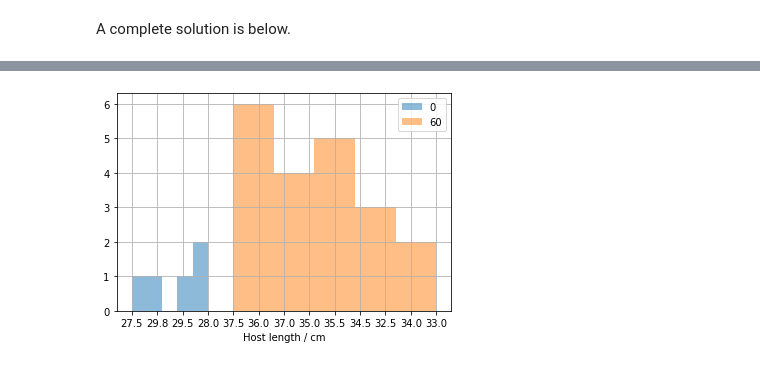
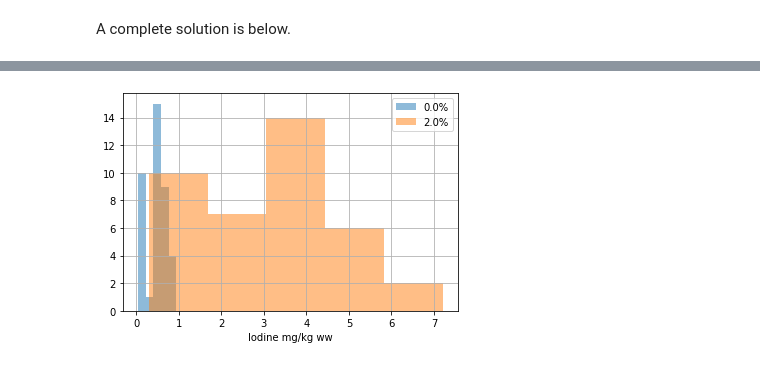
Before and after one commit to EBI-Metagenomics/holofood-database, a Jupyter notebook: docs/tutorial.ipynb, the cells around one changed output, grey strips where cells are left out. Saved outputs shown, nothing was run; the diff lists cells and outputs as text; code cells hidden in the pictures.

```diff
--- a/docs/tutorial.ipynb
+++ b/docs/tutorial.ipynb
@@ -170,63 +140,94 @@ import matplotlib.pyplot as plt
 A complete solution is below.
 # %%
 #|code-fold: true
-page = 1
+samples_df = None
 
-while page:
-    samples_page = requests.get(
-        f'{samples_endpoint_base}?{page=}&project=PRJEB41657&title=SA01&require_metadata_value=host length'
-    ).json()
-    samples_page_df = pd.json_normalize(
-        samples_page['items']
-    )
-
-    if page == 1:
-        samples_df = samples_page_df
-    else:
-        samples_df = pd.concat(
-            [
-                samples_df,
-                samples_page_df
-            ]
+# Fetch samples
+for tank in ['SD02', 'SD04']:
+    page = 1
+    while page:
+        print(f'Fetching {page = } of {tank = }')
+        samples_page = requests.get(
+            f'{samples_endpoint_base}?{page=}&system=salmon&sample_type=iodine&require_metadata_value=Iodine&title={tank}'
+        ).json()
+        samples_page_df = pd.json_normalize(
+            samples_page['items']
         )
 
-    page += 1
-    if len(samples_df) >= samples_page['count']:
-        page = False
+        if samples_df is None:
+            samples_df = samples_page_df
+        else:
+            samples_df = pd.concat(
+                [
+                    samples_df,
+                    samples_page_df
+                ]
+            )
 
-def get_host_length_and_timepoint(sample):
+        page += 1
+        if len(samples_df) >= samples_page['count']:
+            page = False
+
+def get_iodine_and_sample_time(sample):
+    """Fetch metadata for the sample and its host animal."""
     sample_detail = requests.get(
         f'{samples_endpoint_base}/{sample.accession}'
     ).json()
     metadata = sample_detail['structured_metadata']
-    host_length = next(
+    iodine = next(
         metadatum
         for metadatum in metadata
-        if metadatum['marker']['name'] == 'host length'
+        if metadatum['marker']['name'] == 'Iodine'
     )
+
+    animal_detail = requests.get(
+        f'{animals_endpoint_base}/{sample.animal}'
+    ).json()
+    metadata = animal_detail['structured_metadata']
     timepoint = next(
         metadatum
         for metadatum in metadata
-        if metadatum['marker']['name'] == 'trial timepoint'
+        if metadatum['marker']['name'] == 'Sampling time'
     )
-    return host_length['measurement'], timepoint['measurement']
+    treatment_concentration = next(
+        metadatum
+        for metadatum in metadata
+        if metadatum['marker']['name'] == 'Treatment concentration'
+    )
 
+    iodine_measurement = iodine['measurement']
+    iodine_clean = iodine_measurement.replace(',', '.')
+    try:
+        iodine_float = float(iodine_clean)
+    except ValueError:
+        iodine_float = pd.NA
+
+    return iodine_float, timepoint['measurement'], treatment_concentration['measurement']
+
+# Consolidate the metadata with the samples
 metadata = samples_df.apply(
-    get_host_length_and_timepoint,
+    get_iodine_and_sample_time,
     axis='columns',
     result_type='expand'
 ).rename(
     columns={
-        0: 'host_length_cm',
-        1: 'trial_timepoint_days'
+        0: 'iodine_mg_kg_ww',
+        1: 'sampling_timepoint',
+        2: 'treatment_concentration'
     }
 )
 trial_samples = pd.concat(
     [
         samples_df,
         metadata
-    ]
+    ],
+    axis=1
 )
-trial_samples.groupby('trial_timepoint_days').host_length_cm.hist(legend=True, bins=5, alpha=0.5)
-plt.xlabel('Host length / cm');
+
+# Drop the Day 0 samples
+not_pretrial_control = trial_samples[trial_samples.sampling_timepoint != 'Day 0']
+
+# Plot iodine measurements
+not_pretrial_control.groupby('treatment_concentration').iodine_mg_kg_ww.hist(legend=True, bins=5, alpha=0.5)
+plt.xlabel('Iodine mg/kg ww');
 # %% [output]
@@ -233 +236 @@ plt.xlabel('Host length / cm');
-[figure, old version]
+[figure, new version]
```
Also changed, not shown: parts of 10 cells of this notebook, 7 other files.
